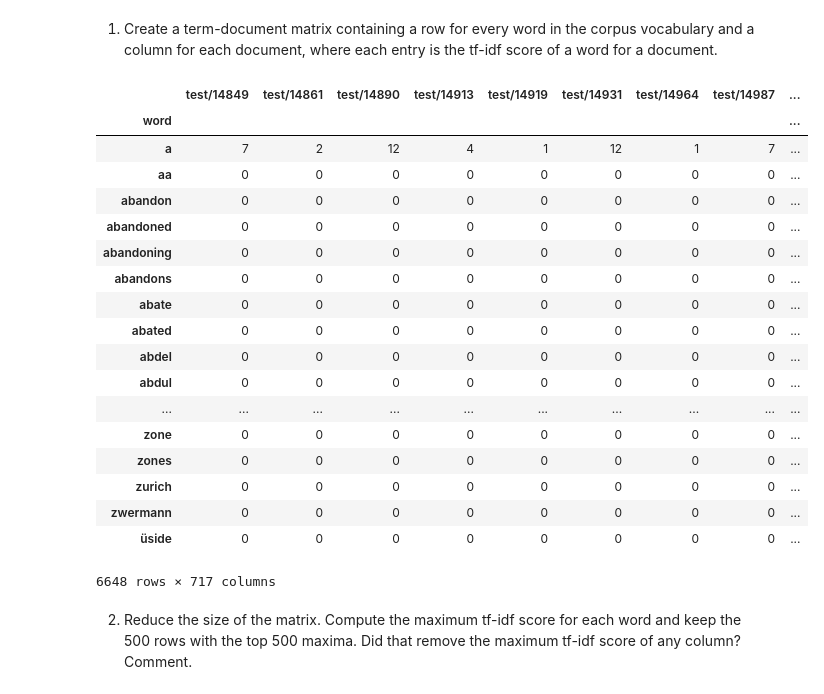
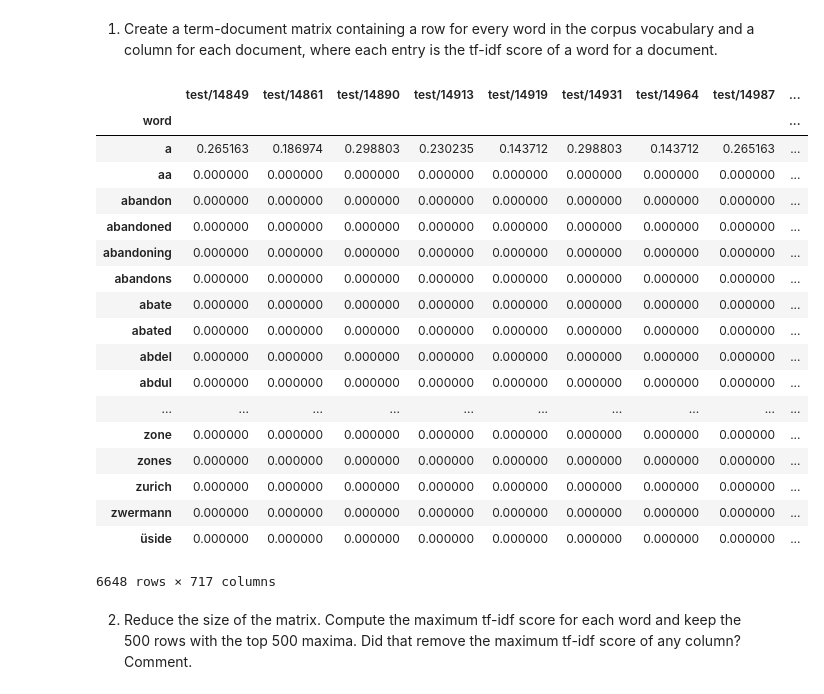
Before and after one commit to crypdick/vector_semantics, a Jupyter notebook: Decal_vector_semantics.ipynb, the cells around one changed output. Saved outputs shown, nothing was run; the diff lists cells and outputs as text; code cells hidden in the pictures.

```diff
--- a/Decal_vector_semantics.ipynb
+++ b/Decal_vector_semantics.ipynb
@@ -62,25 +54,61 @@ term_freq_df["word"] = superset_words
-# %%
-term_freq_df.set_index("word")
-# %% [output]
-|  | test/14849 | test/14861 | test/14890 | test/14913 | test/14919 | test/14931 | test/14964 | test/14987 | ... |
-| word |  |  |  |  |  |  |  |  | ... |
-| a | 7 | 2 | 12 | 4 | 1 | 12 | 1 | 7 | ... |
-| aa | 0 | 0 | 0 | 0 | 0 | 0 | 0 | 0 | ... |
-| abandon | 0 | 0 | 0 | 0 | 0 | 0 | 0 | 0 | ... |
-| abandoned | 0 | 0 | 0 | 0 | 0 | 0 | 0 | 0 | ... |
-| abandoning | 0 | 0 | 0 | 0 | 0 | 0 | 0 | 0 | ... |
-| abandons | 0 | 0 | 0 | 0 | 0 | 0 | 0 | 0 | ... |
-| abate | 0 | 0 | 0 | 0 | 0 | 0 | 0 | 0 | ... |
-| abated | 0 | 0 | 0 | 0 | 0 | 0 | 0 | 0 | ... |
-| abdel | 0 | 0 | 0 | 0 | 0 | 0 | 0 | 0 | ... |
-| abdul | 0 | 0 | 0 | 0 | 0 | 0 | 0 | 0 | ... |
-| ... | ... | ... | ... | ... | ... | ... | ... | ... | ... |
-| zone | 0 | 0 | 0 | 0 | 0 | 0 | 0 | 0 | ... |
-| zones | 0 | 0 | 0 | 0 | 0 | 0 | 0 | 0 | ... |
-| zurich | 0 | 0 | 0 | 0 | 0 | 0 | 0 | 0 | ... |
-| zwermann | 0 | 0 | 0 | 0 | 0 | 0 | 0 | 0 | ... |
-| üside | 0 | 0 | 0 | 0 | 0 | 0 | 0 | 0 | ... |
-6648 rows × 717 columns
+# %%
+# raw_term_freqs = {}
+# for article in money:
+#     term_frequencies = [wordcounts_per_article[article][word] for word in superset_words]
+#     raw_term_freqs[article] = term_frequencies
+
+term_freqs = {}
+for article, raw_counts in wordcounts_per_article.items():
+    scaled_counts = Counter()
+    for word, raw_count in raw_counts.items():
+        if raw_count > 0:
+            count = 1 + np.log10(raw_count)
+        else:
+            count = 0
+        scaled_counts[word] = count
+    """
+    Counters are unordered, so do list comprehension to get the vals in sorted order
+    """
+    term_freqs[article] = [scaled_counts[word] for word in superset_words]
+
+term_freq_df = pd.DataFrame.from_dict(term_freqs)
+term_freq_df["word"] = superset_words
+term_freq_df.set_index("word", inplace=True)
+# %%
+def count_N_docs_term_present(row):
+    times_term_present = 0
+    for count in row:
+        if count > 0:
+            times_term_present += 1
+
+    return times_term_present
+
+N_docs_term_present = term_freq_df.apply(count_N_docs_term_present, axis=1)
+N_documents = len(money)
+inverse_document_frequencies = np.log10(N_documents / N_docs_term_present)
+tf_idf_df = term_freq_df.apply(lambda column: column * inverse_document_frequencies, axis=0)
+# %%
+tf_idf_df
+# %% [output]
+|  | test/14849 | test/14861 | test/14890 | test/14913 | test/14919 | test/14931 | test/14964 | test/14987 | ... |
+| word |  |  |  |  |  |  |  |  | ... |
+| a | 0.265163 | 0.186974 | 0.298803 | 0.230235 | 0.143712 | 0.298803 | 0.143712 | 0.265163 | ... |
+| aa | 0.000000 | 0.000000 | 0.000000 | 0.000000 | 0.000000 | 0.000000 | 0.000000 | 0.000000 | ... |
+| abandon | 0.000000 | 0.000000 | 0.000000 | 0.000000 | 0.000000 | 0.000000 | 0.000000 | 0.000000 | ... |
+| abandoned | 0.000000 | 0.000000 | 0.000000 | 0.000000 | 0.000000 | 0.000000 | 0.000000 | 0.000000 | ... |
+| abandoning | 0.000000 | 0.000000 | 0.000000 | 0.000000 | 0.000000 | 0.000000 | 0.000000 | 0.000000 | ... |
+| abandons | 0.000000 | 0.000000 | 0.000000 | 0.000000 | 0.000000 | 0.000000 | 0.000000 | 0.000000 | ... |
+| abate | 0.000000 | 0.000000 | 0.000000 | 0.000000 | 0.000000 | 0.000000 | 0.000000 | 0.000000 | ... |
+| abated | 0.000000 | 0.000000 | 0.000000 | 0.000000 | 0.000000 | 0.000000 | 0.000000 | 0.000000 | ... |
+| abdel | 0.000000 | 0.000000 | 0.000000 | 0.000000 | 0.000000 | 0.000000 | 0.000000 | 0.000000 | ... |
+| abdul | 0.000000 | 0.000000 | 0.000000 | 0.000000 | 0.000000 | 0.000000 | 0.000000 | 0.000000 | ... |
+| ... | ... | ... | ... | ... | ... | ... | ... | ... | ... |
+| zone | 0.000000 | 0.000000 | 0.000000 | 0.000000 | 0.000000 | 0.000000 | 0.000000 | 0.000000 | ... |
+| zones | 0.000000 | 0.000000 | 0.000000 | 0.000000 | 0.000000 | 0.000000 | 0.000000 | 0.000000 | ... |
+| zurich | 0.000000 | 0.000000 | 0.000000 | 0.000000 | 0.000000 | 0.000000 | 0.000000 | 0.000000 | ... |
+| zwermann | 0.000000 | 0.000000 | 0.000000 | 0.000000 | 0.000000 | 0.000000 | 0.000000 | 0.000000 | ... |
+| üside | 0.000000 | 0.000000 | 0.000000 | 0.000000 | 0.000000 | 0.000000 | 0.000000 | 0.000000 | ... |
+6648 rows × 717 columns
 # %% [markdown]
 2. Reduce the size of the matrix. Compute the maximum tf-idf score for each word and keep the 500 rows with the top 500 maxima. Did that remove the maximum tf-idf score of any column? Comment.
 # %% [markdown]
```
Also changed, not shown: parts of 4 cells of this notebook.
